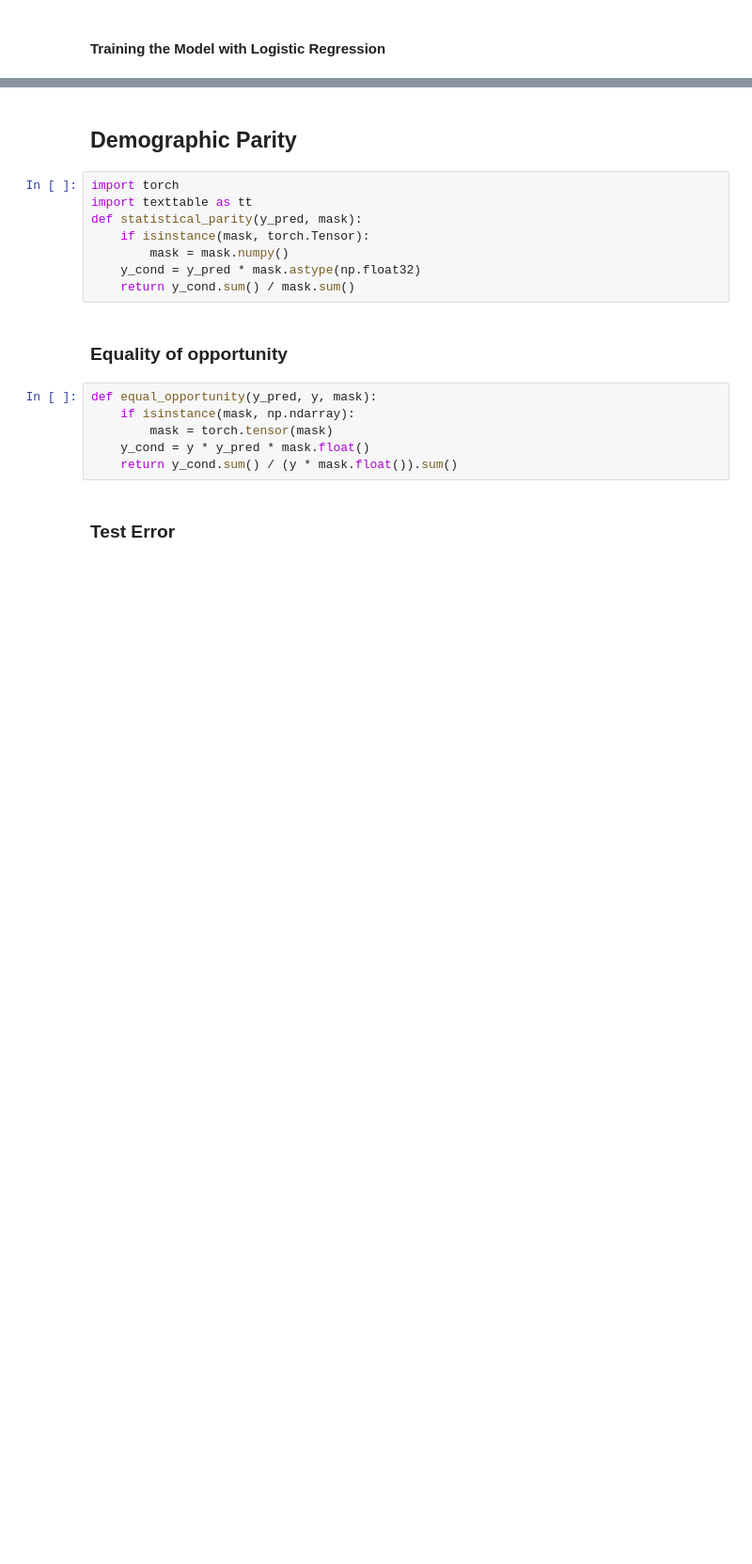
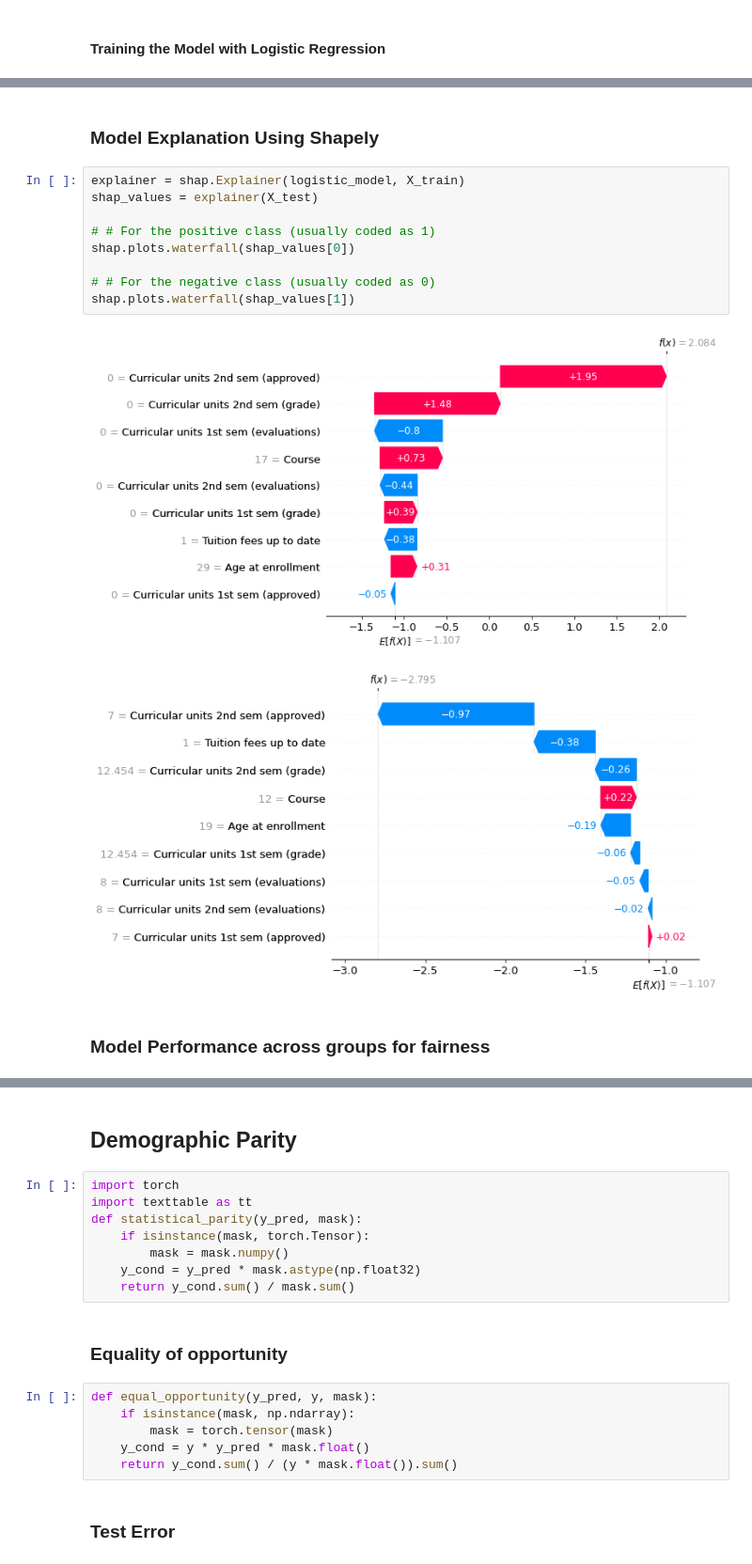
Before and after one commit to KANUBALAD/ML-Fairness-in-School-DropOut-, a Jupyter notebook: Notebooks/ML_Logistic_regression.ipynb, the cells around one changed output, grey strips where cells are left out. Shown: that part at 94% size. Saved outputs shown, nothing was run; the diff lists cells and outputs as text; blank space fills up the shorter version.

```diff
--- a/Notebooks/ML_Logistic_regression.ipynb
+++ b/Notebooks/ML_Logistic_regression.ipynb
@@ -158,3 +89,19 @@ plot_confusions(y_test,y_pred)
+# %% [markdown]
+### Model Explanation Using Shapely
+# %%
+explainer = shap.Explainer(logistic_model, X_train)
+shap_values = explainer(X_test)
+
+# # For the positive class (usually coded as 1)
+shap.plots.waterfall(shap_values[0])
+
+# # For the negative class (usually coded as 0)
+shap.plots.waterfall(shap_values[1])
+# %% [output]
+[figure, added]
+[figure, added]
+# %% [markdown]
+### Model Performance across groups for fairness
 # %%
 fairX = X_test.copy()
 fairX['ytest'] = y_test
```
Also changed, not shown: parts of 29 cells of this notebook.
